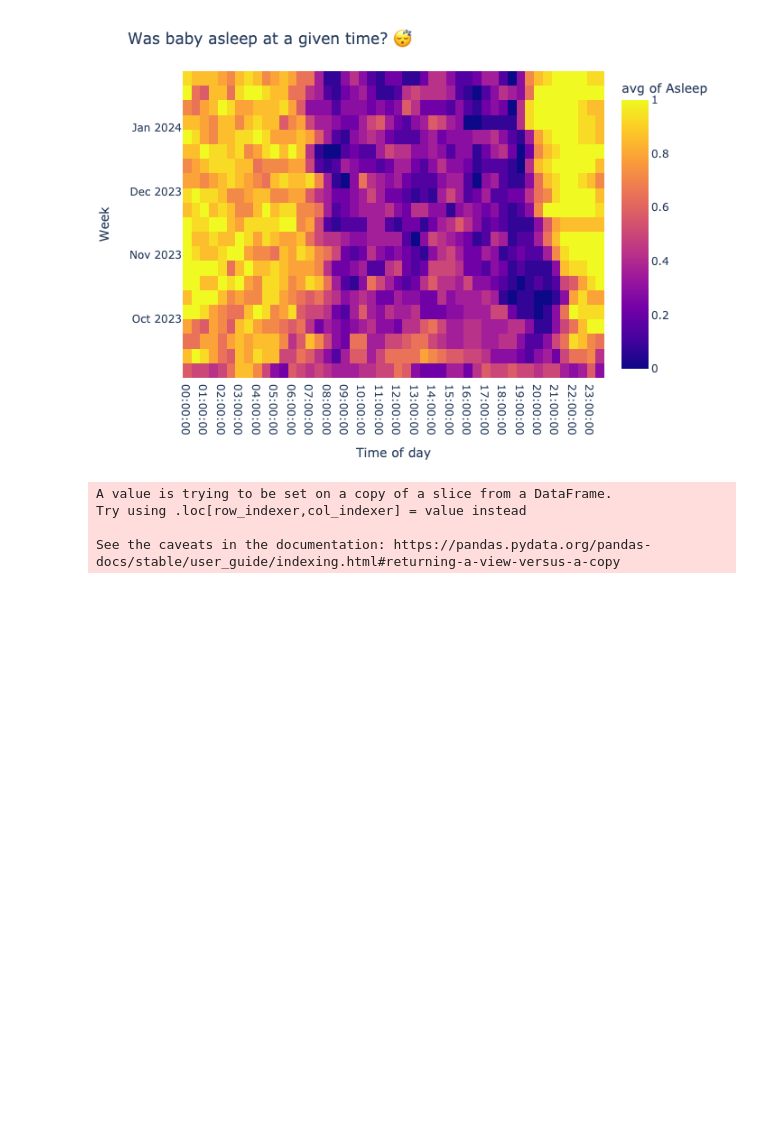
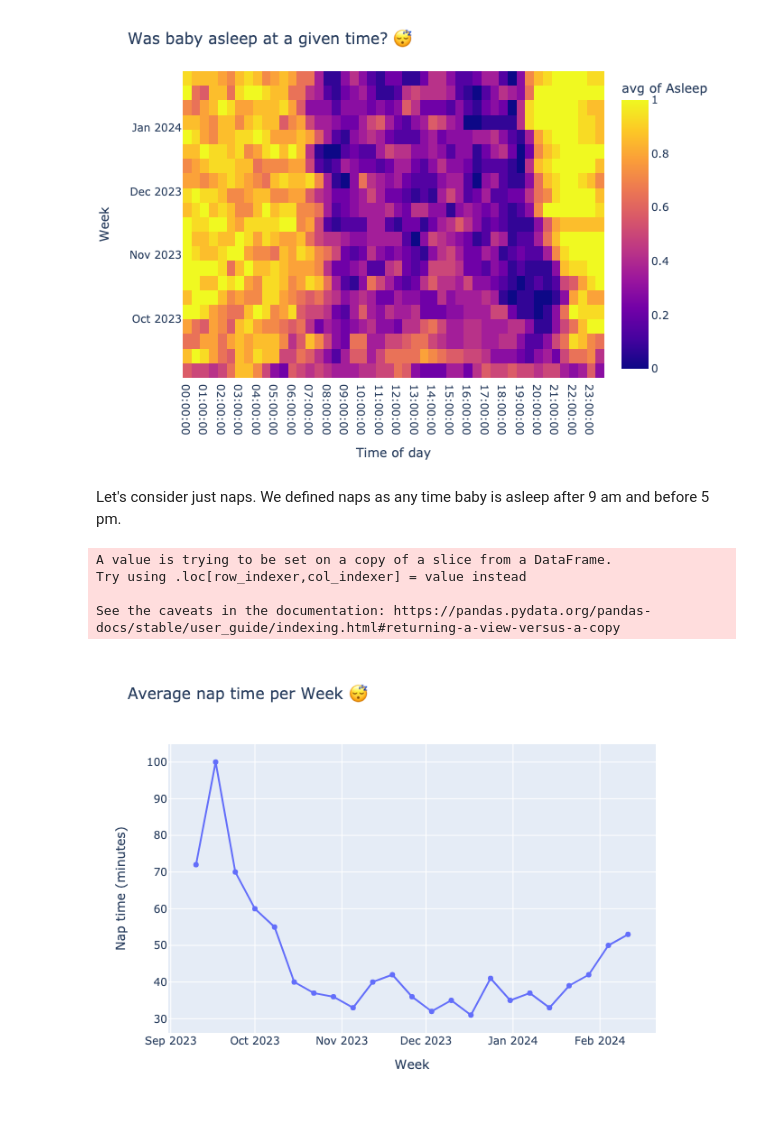
Before and after one commit to druelens/baby_data_6mo, a Jupyter notebook: baby_data.ipynb, the cells around one changed output. Saved outputs shown, nothing was run; the diff lists cells and outputs as text; code cells hidden in the pictures; blank space fills up the shorter version.

Commit message:
feat: average nap time per week

```diff
--- a/baby_data.ipynb
+++ b/baby_data.ipynb
@@ -241,6 +241,8 @@ fig.update_layout(title_text='Was baby asleep at a given time? 😴', yaxis_titl
 fig.show('png')
 # %% [output]
 [figure]
+# %% [markdown]
+Let's consider just naps. We defined naps as any time baby is asleep after 9 am and before 5 pm.
 # %%
 df_sleep['startTime'] = df_sleep['start'].dt.strftime('%H:%M:%S');
 df_naps = df_sleep[(df_sleep['startTime'] > '09:00:00') & (df_sleep['startTime'] < '17:00:00')];
@@ -254,3 +256,15 @@ See the caveats in the documentation: https://pandas.pydata.org/pandas-docs/stab
 fig = px.box(df_naps, x="duration_minutes", points='suspectedoutliers', title="Box plot of nap duration")
 fig.update_layout(xaxis_title='Duration (minutes)')
 fig.show()
+# %%
+
+df_naps_average = (df_naps[['duration','start']].groupby(pd.Grouper(key='start', freq='1W')).mean().reset_index())
+df_naps_average['duration_minutes'] = df_naps_average['duration'].apply(lambda x: x.seconds//60);
+df_naps_average.drop(df_naps_average.tail(1).index,inplace=True);
+# %%
+fig = px.line(df_naps_average, x='start', y='duration_minutes', markers=True, title='Average nap time per Week 😴');
+fig.update_layout(xaxis_title='Week',
+                   yaxis_title='Nap time (minutes)');
+fig.show('png');
+# %% [output]
+[figure, added]
```
Also changed, not shown: 1 other file.
